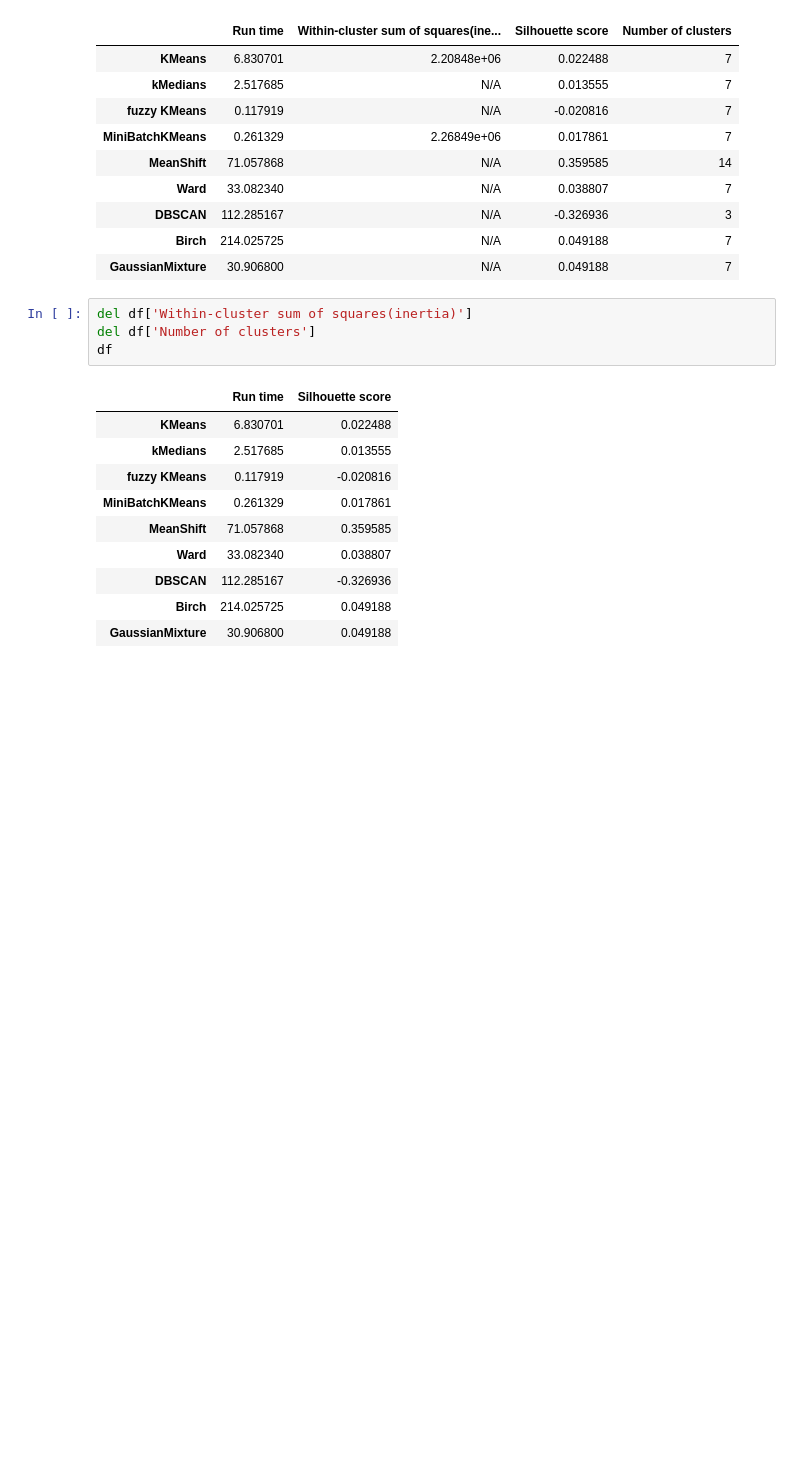
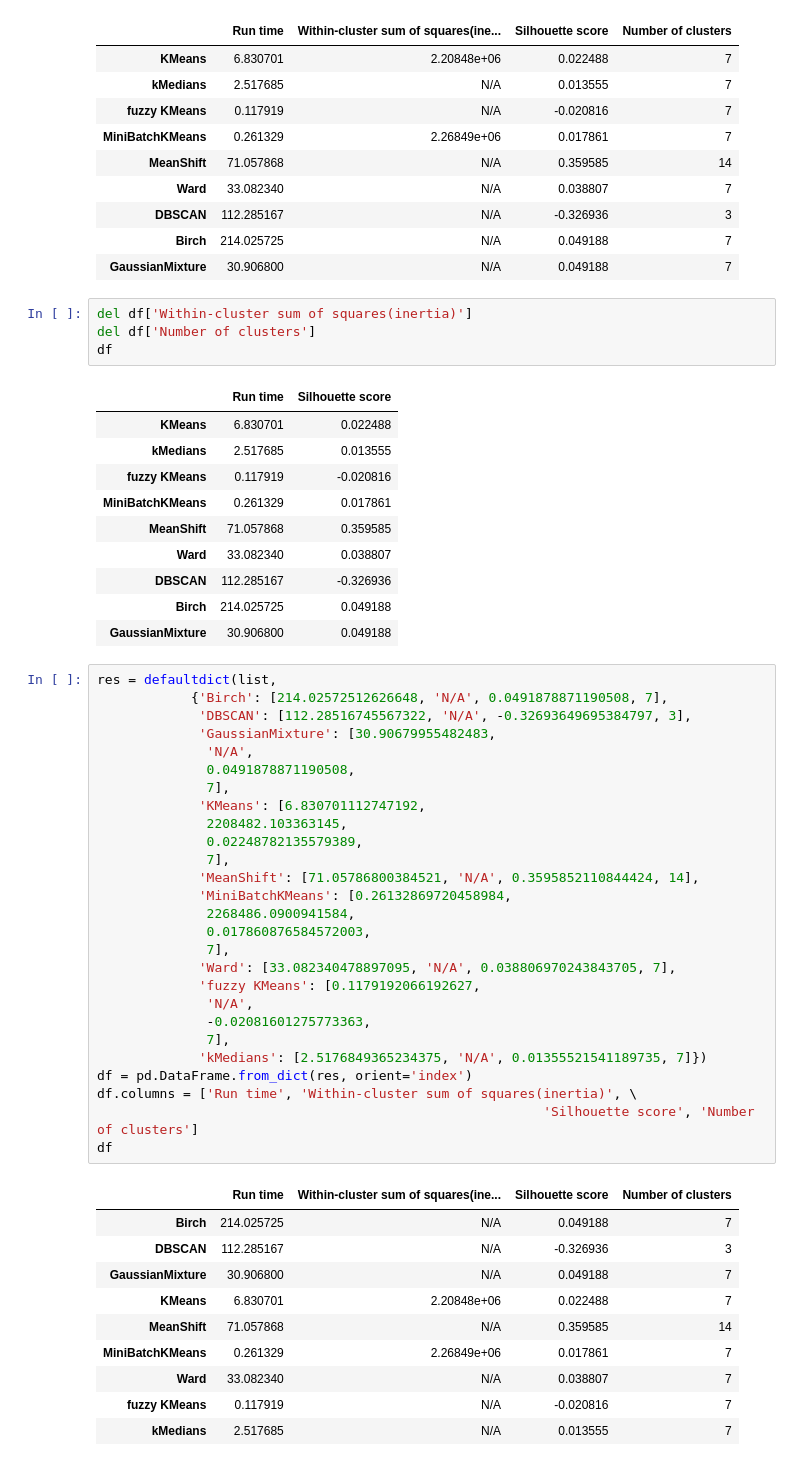
Before and after one commit to mbzhuang/CustomerSegmentationforVAProducts, a Jupyter notebook: Comparing+different+clustering+algorithms-final.ipynb, the cells around one changed output. Cells and saved outputs as stored; diff of their text form; blank space fills up the shorter version.

```diff
--- a/Comparing+different+clustering+algorithms-final.ipynb
+++ b/Comparing+different+clustering+algorithms-final.ipynb
@@ -510,3 +533,41 @@ df
 | DBSCAN | 112.285167 | -0.326936 |
 | Birch | 214.025725 | 0.049188 |
 | GaussianMixture | 30.906800 | 0.049188 |
+# %%
+res = defaultdict(list,
+            {'Birch': [214.02572512626648, 'N/A', 0.0491878871190508, 7],
+             'DBSCAN': [112.28516745567322, 'N/A', -0.32693649695384797, 3],
+             'GaussianMixture': [30.90679955482483,
+              'N/A',
+              0.0491878871190508,
+              7],
+             'KMeans': [6.830701112747192,
+              2208482.103363145,
+              0.02248782135579389,
+              7],
+             'MeanShift': [71.05786800384521, 'N/A', 0.3595852110844424, 14],
+             'MiniBatchKMeans': [0.26132869720458984,
+              2268486.0900941584,
+              0.017860876584572003,
+              7],
+             'Ward': [33.082340478897095, 'N/A', 0.038806970243843705, 7],
+             'fuzzy KMeans': [0.1179192066192627,
+              'N/A',
+              -0.02081601275773363,
+              7],
+             'kMedians': [2.5176849365234375, 'N/A', 0.01355521541189735, 7]})
+df = pd.DataFrame.from_dict(res, orient='index')
+df.columns = ['Run time', 'Within-cluster sum of squares(inertia)', \
+                                                         'Silhouette score', 'Number of clusters']
+df
+# %% [output]
+|  | Run time | Within-cluster sum of squares(ine... | Silhouette score | Number of clusters |
+| Birch | 214.025725 | N/A | 0.049188 | 7 |
+| DBSCAN | 112.285167 | N/A | -0.326936 | 3 |
+| GaussianMixture | 30.906800 | N/A | 0.049188 | 7 |
+| KMeans | 6.830701 | 2.20848e+06 | 0.022488 | 7 |
+| MeanShift | 71.057868 | N/A | 0.359585 | 14 |
+| MiniBatchKMeans | 0.261329 | 2.26849e+06 | 0.017861 | 7 |
+| Ward | 33.082340 | N/A | 0.038807 | 7 |
+| fuzzy KMeans | 0.117919 | N/A | -0.020816 | 7 |
+| kMedians | 2.517685 | N/A | 0.013555 | 7 |
```
Also changed, not shown: parts of 4 cells of this notebook, 31 other files.
